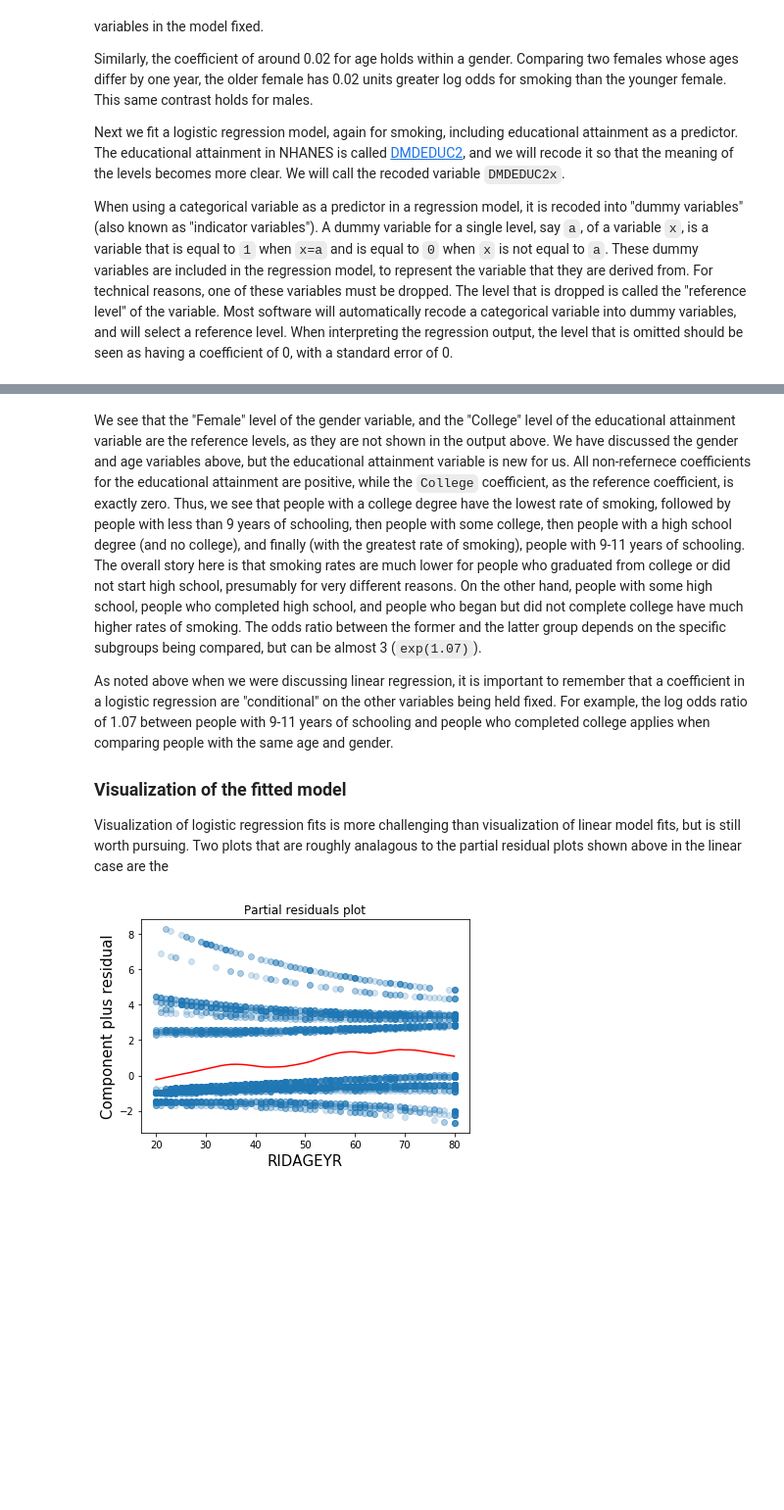
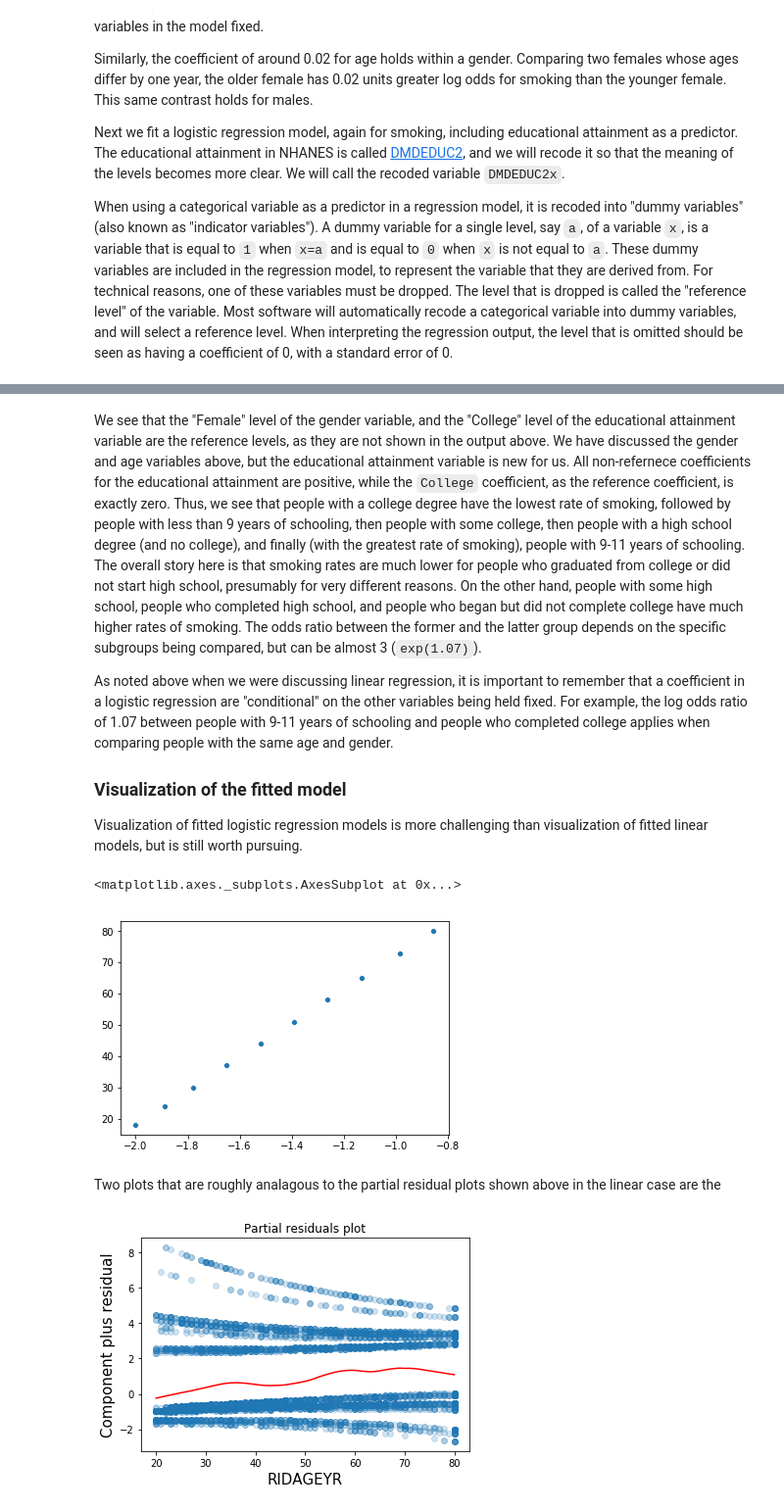
Before and after one commit to kshedden/statswpy_temp, a Jupyter notebook: week2.ipynb, the cells around one changed output, grey strips where cells are left out. Shown: that part at 98% size. Drawn from its saved outputs; the diff is of its cells as text; code cells hidden in the pictures; blank space fills up the shorter version.

```diff
--- a/week2.ipynb
+++ b/week2.ipynb
@@ -662,10 +662,24 @@ the same age and gender.
 
 ### Visualization of the fitted model
 
-Visualization of logistic regression fits is more challenging than visualization
-of linear model fits, but is still worth pursuing.  Two plots
-that are roughly analagous to the partial residual plots shown
-above in the linear case are the
+Visualization of fitted logistic regression models is more
+challenging than visualization
+of fitted linear models, but is still worth pursuing.
+# %%
+from statsmodels.sandbox.predict_functional import predict_functional
+values = {"RIAGENDRx": "Female", "DMDEDUC2x": "College"}
+
+pr, cb, fv = predict_functional(result, "RIDAGEYR",
+                values=values, ci_method="simultaneous")
+
+sns.scatterplot(pr, fv)
+# %% [output]
+<matplotlib.axes._subplots.AxesSubplot at 0x...>
+[figure, added]
+# %% [markdown]
+Two plots
+that are roughly analagous to the partial residual plots shown
+above in the linear case are the
 # %%
 fig = result.plot_partial_residuals("RIDAGEYR")
 ax = fig.get_axes()[0]
```
Also changed, not shown: parts of 6 cells of this notebook.
